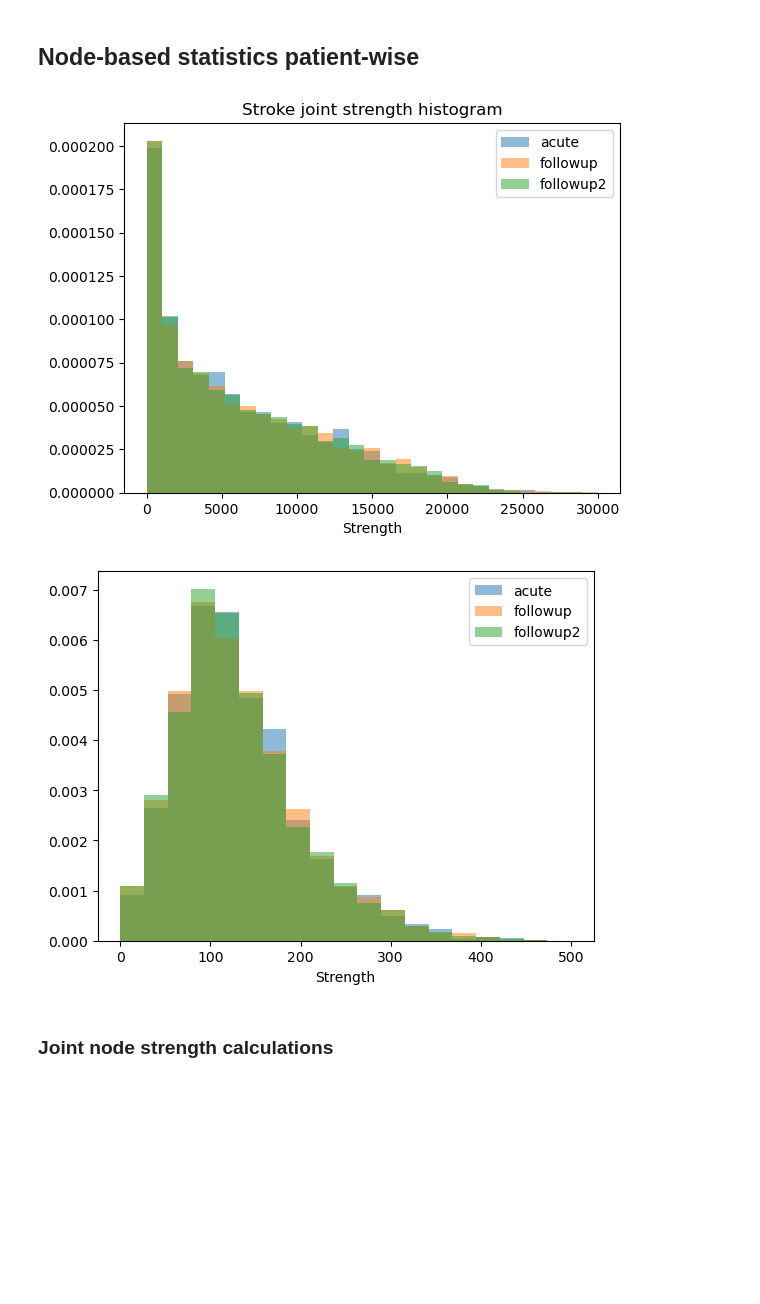
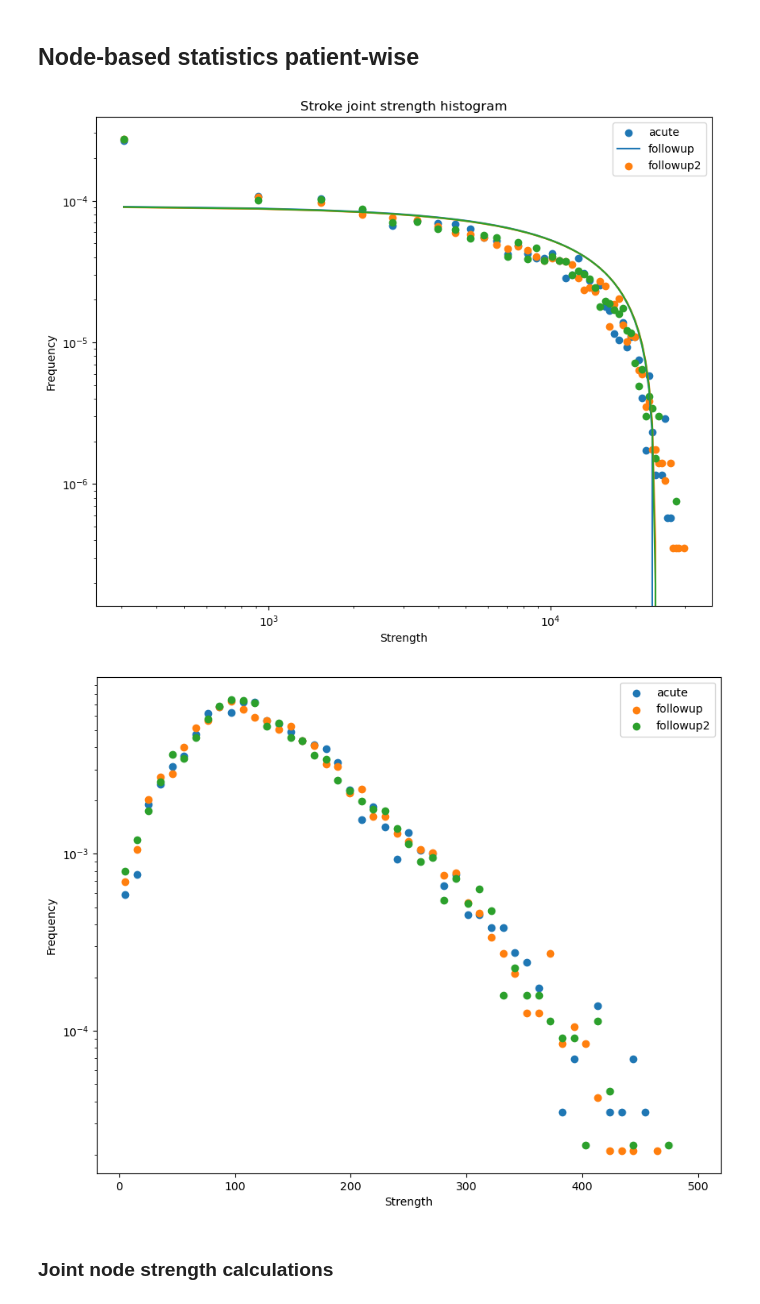
Before and after one commit to kamilksiazek/Brainhack_connectomics, a Jupyter notebook: network_stats/BH_netstats.ipynb, the cells around one changed output. Cells and saved outputs as stored; diff of their text form; code cells hidden in the pictures; blank space fills up the shorter version.

Commit message:
Work on ODR linear regression

```diff
--- a/network_stats/BH_netstats.ipynb
+++ b/network_stats/BH_netstats.ipynb
@@ -327,16 +321,32 @@ strengths_stroke_acute_log1p_joint = strengths_joint(Gs_stroke_acute_log1p)
 strengths_stroke_followup_log1p_joint = strengths_joint(Gs_stroke_followup_log1p)
 strengths_stroke_followup2_log1p_joint = strengths_joint(Gs_stroke_followup2_log1p)
 # %%
+plt.figure(figsize=(10,8))
 plt.title("Stroke joint strength histogram")
 plt.xlabel("Strength")
+plt.ylabel("Frequency")
 
-bins = np.linspace(0, 30000, 30)
+bins_linear = np.linspace(0, 30000, 50)
 
 for s in [strengths_stroke_acute_joint, strengths_stroke_followup_joint,
          strengths_stroke_followup2_joint]:
-    plt.hist(s, density=True, bins=bins, alpha=0.5)
+    #plt.hist(s, density=True, bins=bins, alpha=0.5)
+    histCounts = np.histogram(s, bins=bins_linear, density=True)[0]
+    binCenters = bins_linear[:-1] + np.diff(bins_linear) / 2
+
+    odrdat = odr.Data(binCenters, histCounts)
+    odrobj = odr.ODR(odrdat, odr.unilinear)
+    odrout = odrobj.run()
+
+    plt.scatter(binCenters, histCounts)
+    plt.plot(binCenters, odrout.beta[0] * binCenters + odrout.beta[1])
+
+
+
 
 plt.legend(["acute", "followup", "followup2"])
+plt.xscale("log")
+plt.yscale("log")
 plt.show()
 # %% [output]
-[figure, old version]
+[figure, new version]
@@ -343,16 +381,22 @@ plt.show()
 # %%
+plt.figure(figsize=(10,8))
 plt.xlabel("Strength")
+plt.ylabel("Frequency")
 
-bins = np.linspace(0, 500, 20)
+bins_log1p = np.linspace(0, 500, 50)
 
 for s in [strengths_stroke_acute_log1p_joint, strengths_stroke_followup_log1p_joint,
          strengths_stroke_followup2_log1p_joint]:
-    plt.hist(s, density=True, bins=bins, alpha=0.5)
+    histCounts = np.histogram(s, bins=bins_log1p, density=True)[0]
+    #plt.hist(s, density=True, bins=bins, alpha=0.5)
+    binCenters = bins_log1p[:-1] + np.diff(bins_log1p) / 2
+    plt.scatter(binCenters, histCounts)
 
 plt.legend(["acute", "followup", "followup2"])
+plt.yscale("log")
 plt.show()
 # %% [output]
-[figure, old version]
+[figure, new version]
 # %%
 for patNum, adjMat in zip(patNums_stroke_acute, mats_stroke_acute):
     g = Gs_stroke_acute[patNum] = nx.from_numpy_matrix(adjMat)
```
Also changed, not shown: parts of 8 cells of this notebook.
